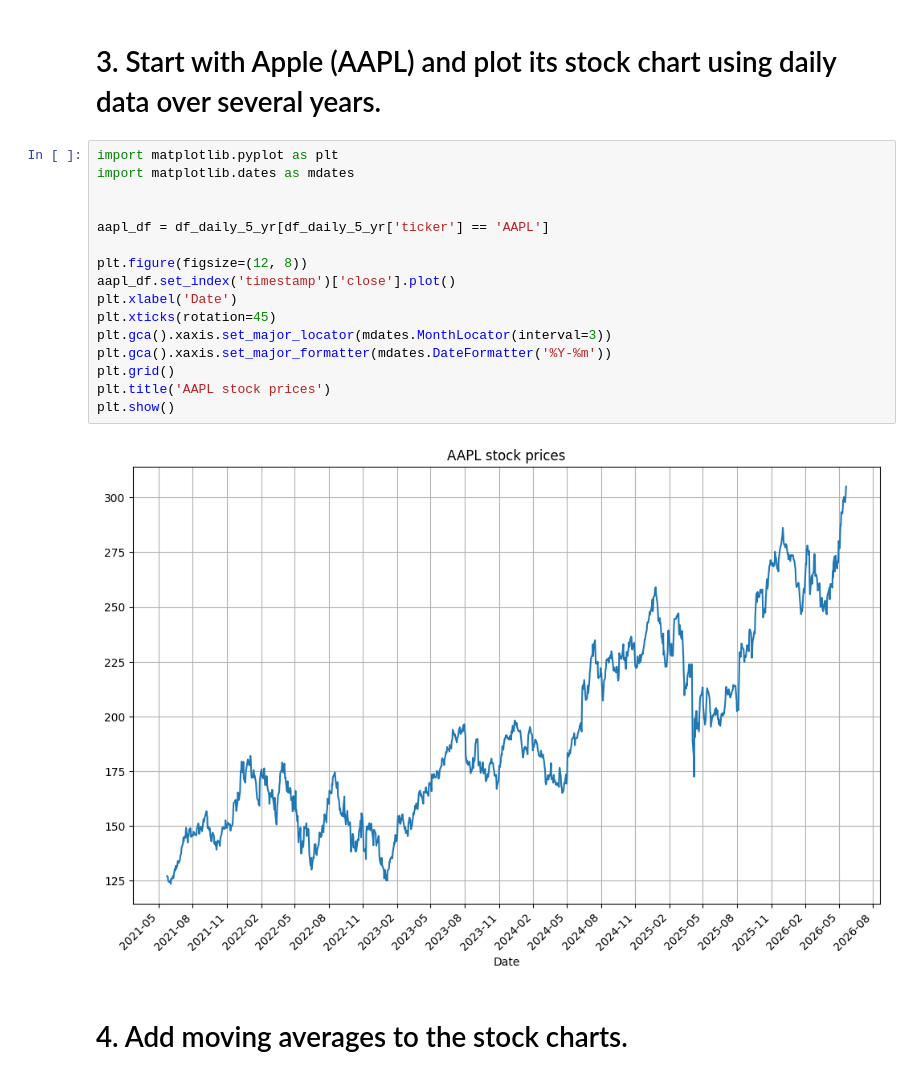
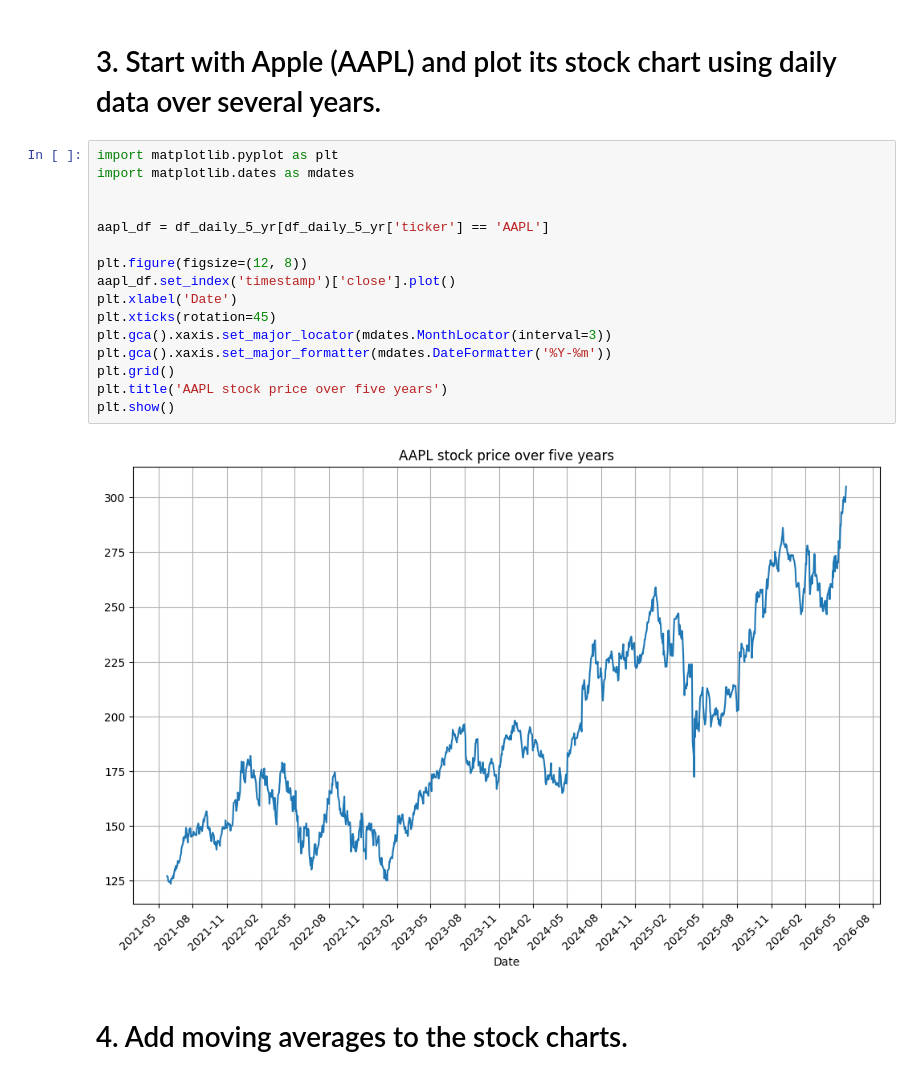
Before and after one commit to matthewcavanaugh96/megalabs, a Jupyter notebook: stock_prediction/PART 1B - EDA tasks.ipynb, the cells around one changed output. Cells and saved outputs as stored; diff of their text form.

```diff
--- a/stock_prediction/PART 1B - EDA tasks.ipynb
+++ b/stock_prediction/PART 1B - EDA tasks.ipynb
@@ -46,21 +46,21 @@ This will be on the Streamlit app when I create it.
 # %%
 import matplotlib.pyplot as plt
 import matplotlib.dates as mdates
 
 
 aapl_df = df_daily_5_yr[df_daily_5_yr['ticker'] == 'AAPL']
 
 plt.figure(figsize=(12, 8))
 aapl_df.set_index('timestamp')['close'].plot()
 plt.xlabel('Date')
 plt.xticks(rotation=45)
 plt.gca().xaxis.set_major_locator(mdates.MonthLocator(interval=3))
 plt.gca().xaxis.set_major_formatter(mdates.DateFormatter('%Y-%m'))
 plt.grid()
-plt.title('AAPL stock prices')
+plt.title('AAPL stock price over five years')
 plt.show()
 # %% [output]
-[figure, old version]
+[figure, new version]
 # %% [markdown]
 # 4. Add moving averages to the stock charts.
 # %% [markdown]
```
Also changed, not shown: parts of 4 cells of this notebook, 1 other file.
